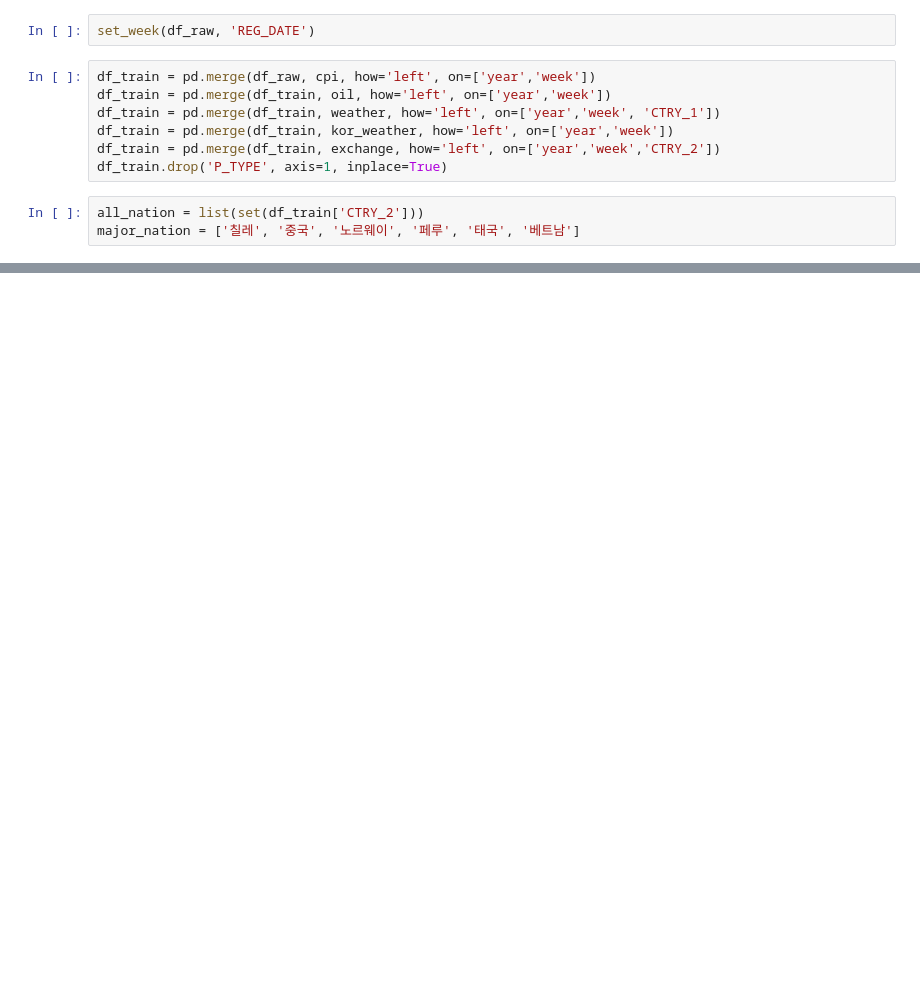
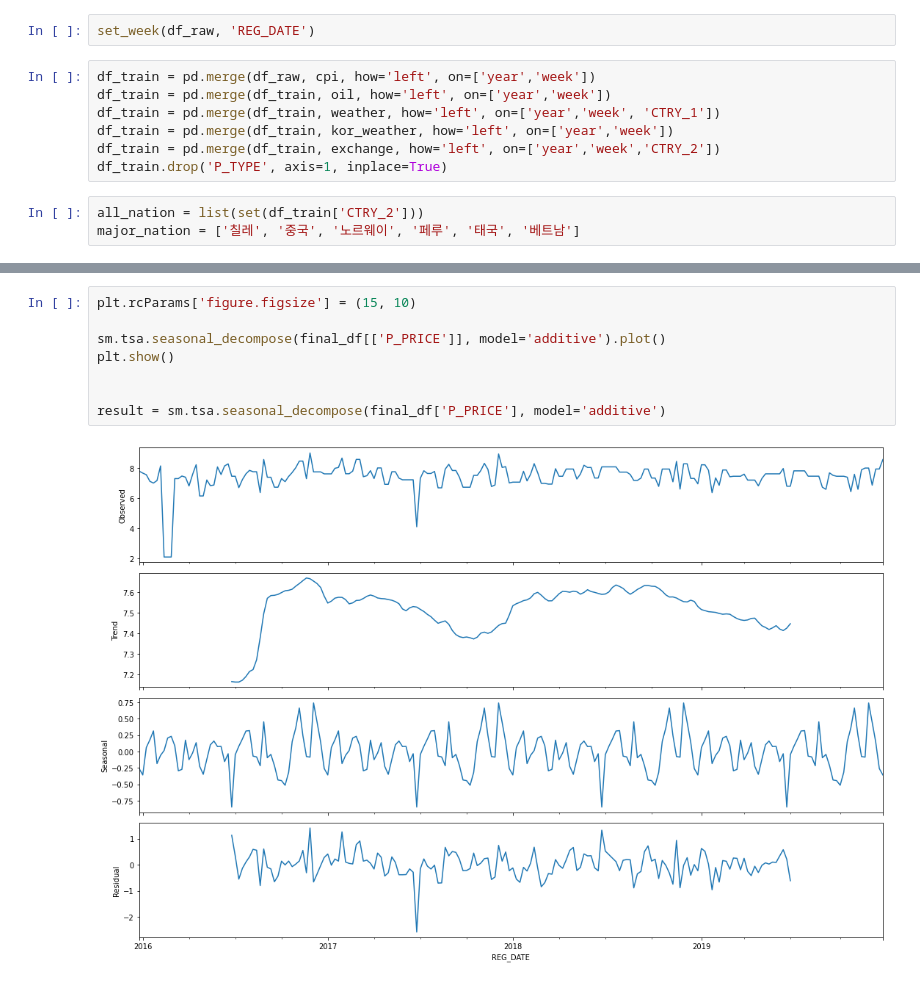
Before and after one commit to Yeony54/Project_Seafood_Import_Price_Prediction, a Jupyter notebook: time_series_.ipynb, the cells around one changed output, grey strips where cells are left out. Saved outputs shown, nothing was run; the diff lists cells and outputs as text; blank space fills up the shorter version.

```diff
--- a/time_series_.ipynb
+++ b/time_series_.ipynb
@@ -243,0 +233,10 @@ REG_DATE
+# %%
+plt.rcParams['figure.figsize'] = (15, 10)
+
+sm.tsa.seasonal_decompose(final_df[['P_PRICE']], model='additive').plot()
+plt.show()
+
+
+result = sm.tsa.seasonal_decompose(final_df['P_PRICE'], model='additive')
+# %% [output]
+[figure, added]
```
Also changed, not shown: parts of 38 cells of this notebook.
